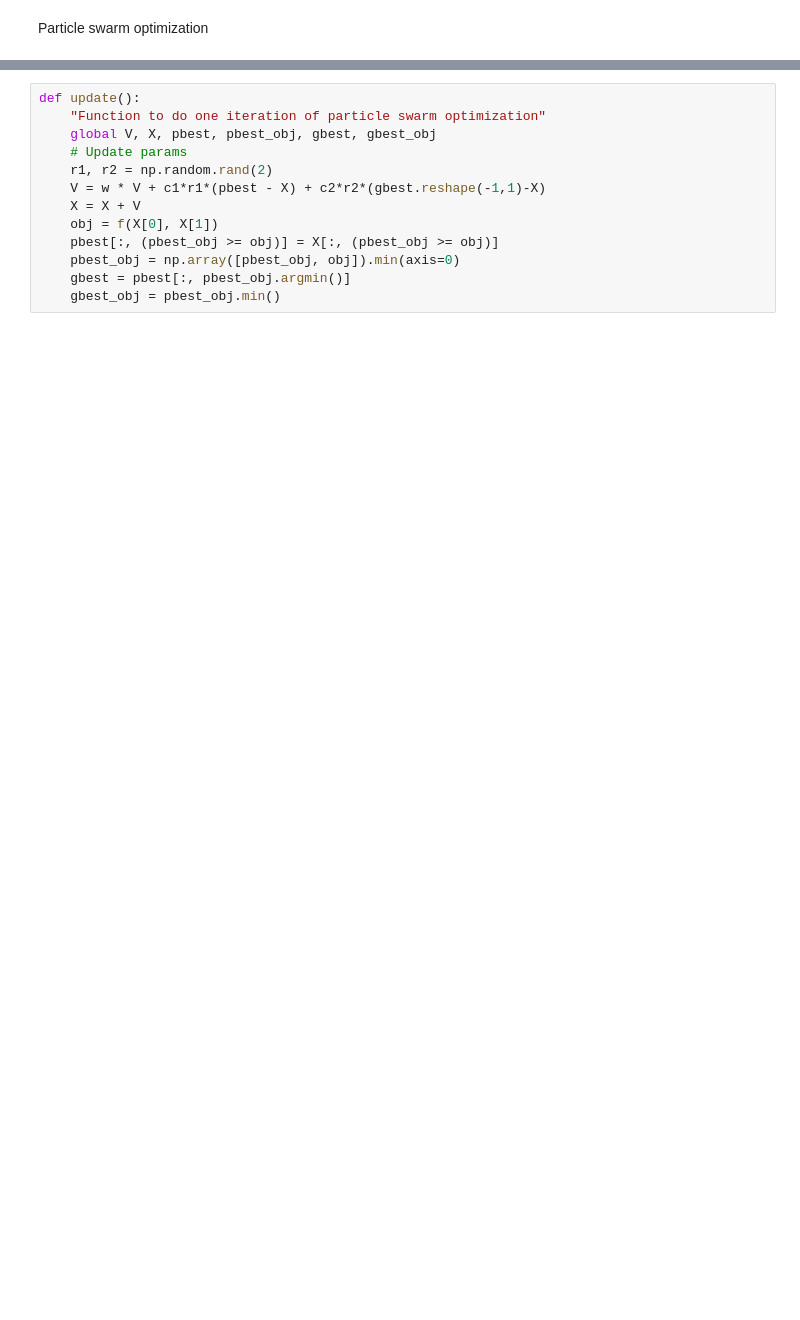
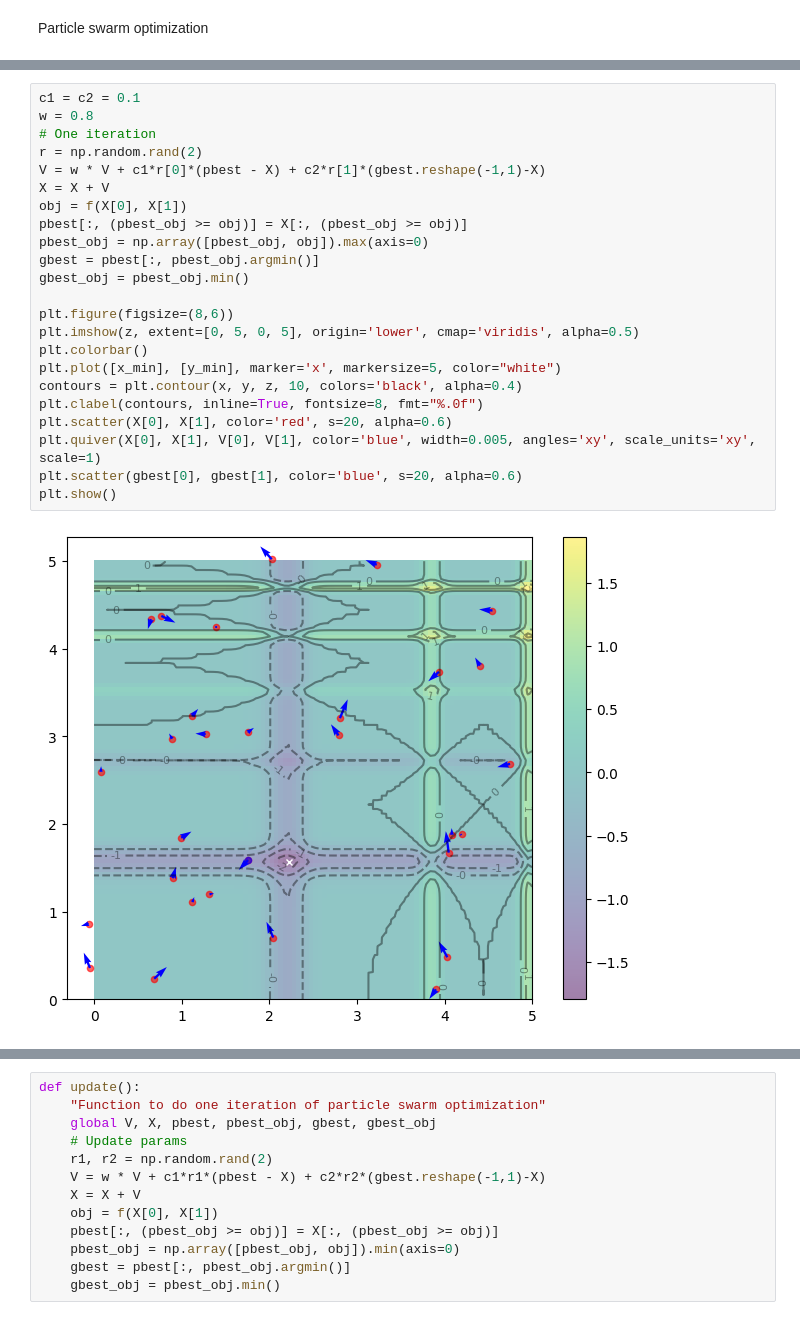
Before and after one commit to zapasek1/Optimalization_methods, a Jupyter notebook: MichalewiczFunction.ipynb, the cells around one changed output, grey strips where cells are left out. Saved outputs shown, nothing was run; the diff lists cells and outputs as text; blank space fills up the shorter version.

```diff
--- a/MichalewiczFunction.ipynb
+++ b/MichalewiczFunction.ipynb
@@ -220,0 +250,25 @@ gbest_obj = pbest_obj.min()
+# %%
+c1 = c2 = 0.1
+w = 0.8
+# One iteration
+r = np.random.rand(2)
+V = w * V + c1*r[0]*(pbest - X) + c2*r[1]*(gbest.reshape(-1,1)-X)
+X = X + V
+obj = f(X[0], X[1])
+pbest[:, (pbest_obj >= obj)] = X[:, (pbest_obj >= obj)]
+pbest_obj = np.array([pbest_obj, obj]).max(axis=0)
+gbest = pbest[:, pbest_obj.argmin()]
+gbest_obj = pbest_obj.min()
+
+plt.figure(figsize=(8,6))
+plt.imshow(z, extent=[0, 5, 0, 5], origin='lower', cmap='viridis', alpha=0.5)
+plt.colorbar()
+plt.plot([x_min], [y_min], marker='x', markersize=5, color="white")
+contours = plt.contour(x, y, z, 10, colors='black', alpha=0.4)
+plt.clabel(contours, inline=True, fontsize=8, fmt="%.0f")
+plt.scatter(X[0], X[1], color='red', s=20, alpha=0.6)
+plt.quiver(X[0], X[1], V[0], V[1], color='blue', width=0.005, angles='xy', scale_units='xy', scale=1)
+plt.scatter(gbest[0], gbest[1], color='blue', s=20, alpha=0.6)
+plt.show()
+# %% [output]
+[figure, added]
```
Also changed, not shown: parts of 11 cells of this notebook, 1 other file.
